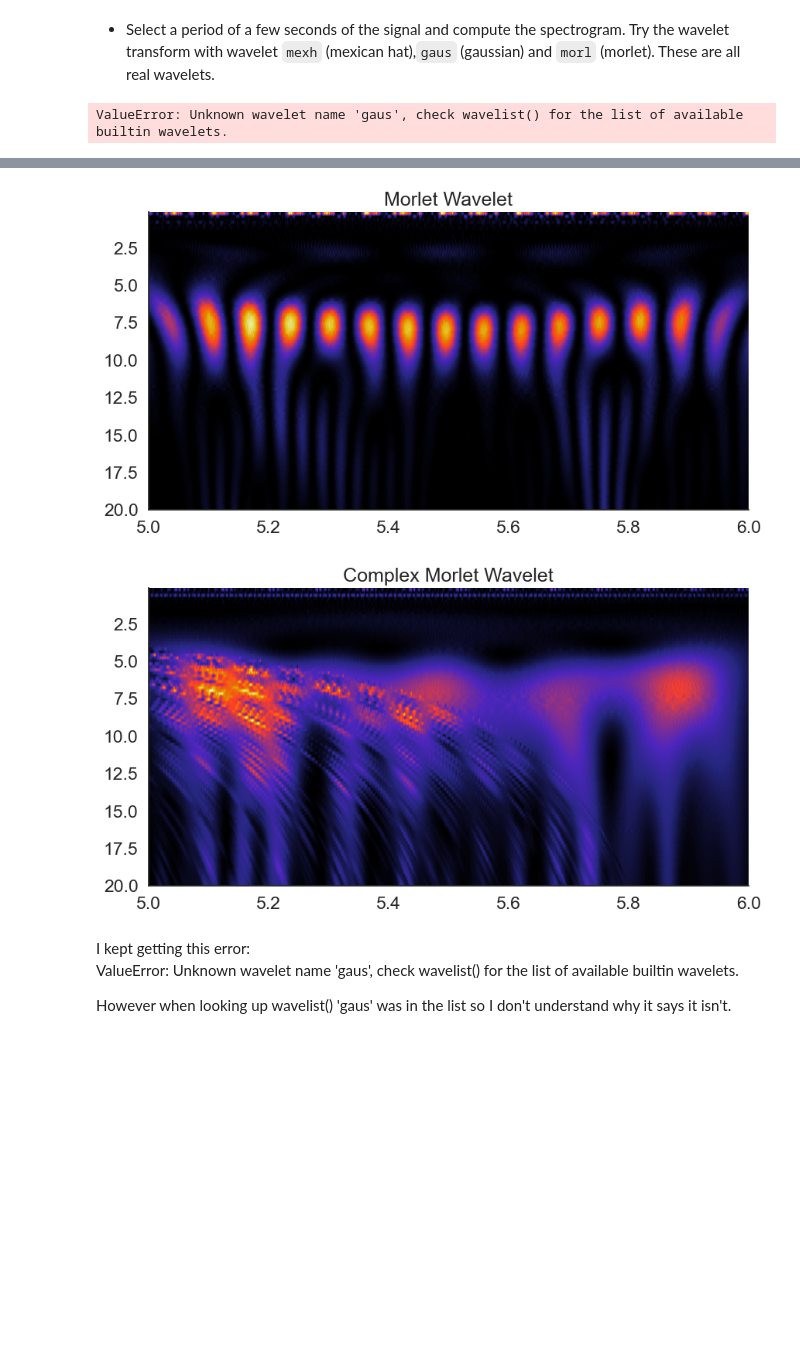
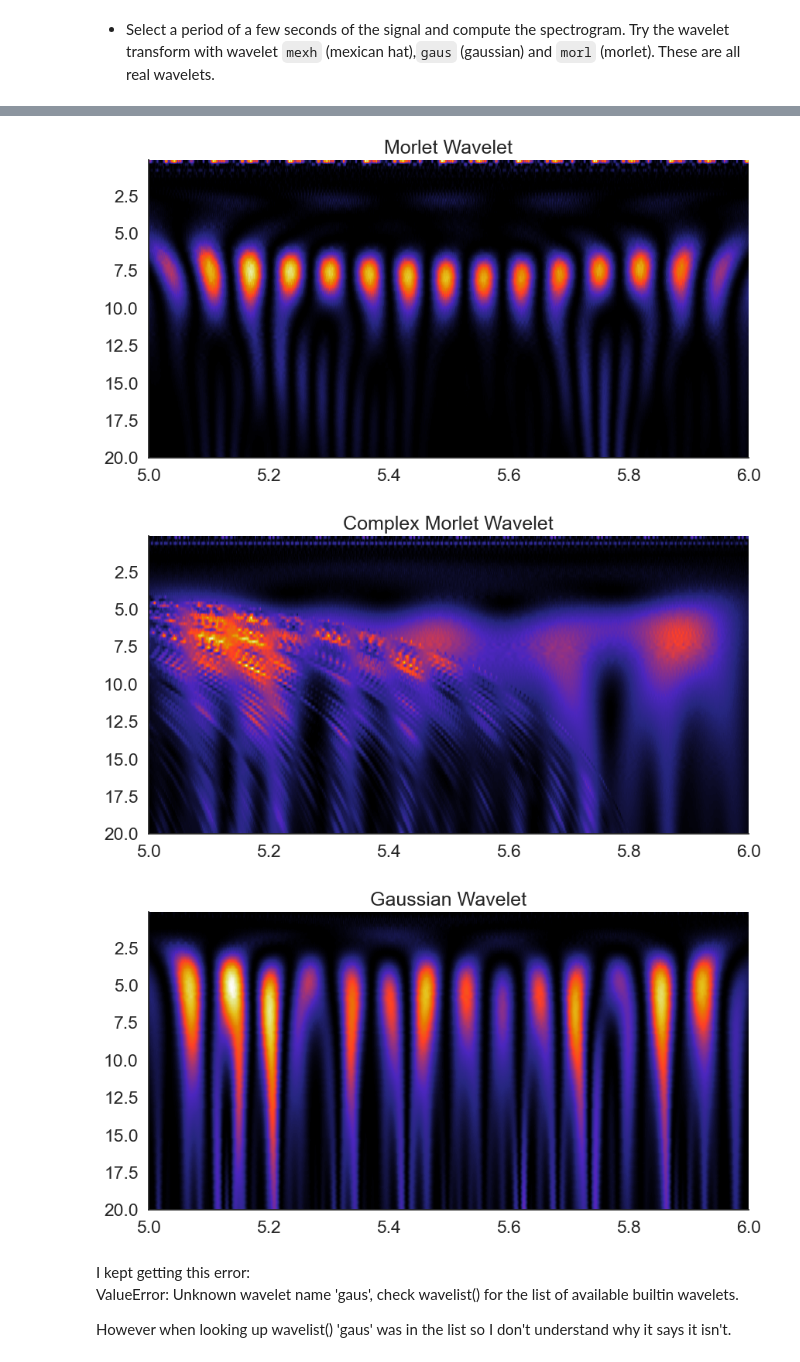
Before and after one commit to OGeertsema/NeuroAnalysis, a Jupyter notebook: neural-data-master/01-local_field_potential/exercises.ipynb, the cells around one changed output, grey strips where cells are left out. Drawn from its saved outputs; the diff is of its cells as text; code cells hidden in the pictures; blank space fills up the shorter version.

```diff
--- a/neural-data-master/01-local_field_potential/exercises.ipynb
+++ b/neural-data-master/01-local_field_potential/exercises.ipynb
@@ -33,7 +36,7 @@ In this exercises you will explore how different parameters affect the filtering
 - Import the data form `data/moving_lfp.pickle` (the file is already on your machine if you run the `download_data()` cell in the main lesson)
 # %%
 # importing data
-with open('data/moving_lfp.pickle', 'rb') as handle:
+with open('../../../../AchimBrinkop/Neuro-Analysis/01-local_field_potential/data/moving_lfp.pickle', 'rb') as handle:
     lfp_data = pickle.load(handle)
 
 lfp = lfp_data['lfp']
@@ -254,35 +260,35 @@ plt.title('Morlet Wavelet')
 plt.imshow(abs(cwtmatr)**2, extent=[start,end,frequencies[-1]*sampling_rate,
                          frequencies[0]*sampling_rate], aspect='auto', cmap='CMRmap')
 
 #spectrogram with morlet transform
 frequencies =  np.linspace(0.1,20,100)/sampling_rate
 wavelet = 'cmor'
 scales = scale2frequency(wavelet, frequencies)
 cwtmatr, _ = cwt(sig, wavelet=wavelet, scales=scales,
                   sampling_period=1.0/sampling_rate)
 plt.figure(figsize=(10,5))
 plt.title('Complex Morlet Wavelet')
 plt.imshow(abs(cwtmatr)**2, extent=[start,end,frequencies[-1]*sampling_rate,
                          frequencies[0]*sampling_rate], aspect='auto', cmap='CMRmap')
 
 #spectrogram with gaussian transform
 frequencies =  np.linspace(0.1,20,100)/sampling_rate
-wavelet = 'gaus' # this didn't work, it kept saying it doesn't know this, but it should
+wavelet = 'gaus1' # this didn't work, it kept saying it doesn't know this, but it should
 scales = scale2frequency(wavelet, frequencies)
 cwtmatr, _ = cwt(sig, wavelet=wavelet, scales=scales,
                   sampling_period=1.0/sampling_rate)
 plt.figure(figsize=(10,5))
 plt.title('Gaussian Wavelet')
 plt.imshow(abs(cwtmatr)**2, extent=[start,end,frequencies[-1]*sampling_rate,
                          frequencies[0]*sampling_rate], aspect='auto', cmap='CMRmap')
 
 plt.show()
 # %% [output]
-ValueError: Unknown wavelet name 'gaus', check wavelist() for the list of available builtin wavelets.
 [figure]
 [figure]
 [figure]
 [figure]
+[figure, added]
 # %% [markdown]
 I kept getting this error:
 ValueError: Unknown wavelet name 'gaus', check wavelist() for the list of available builtin wavelets.
```
Also changed, not shown: parts of 7 cells of this notebook.
